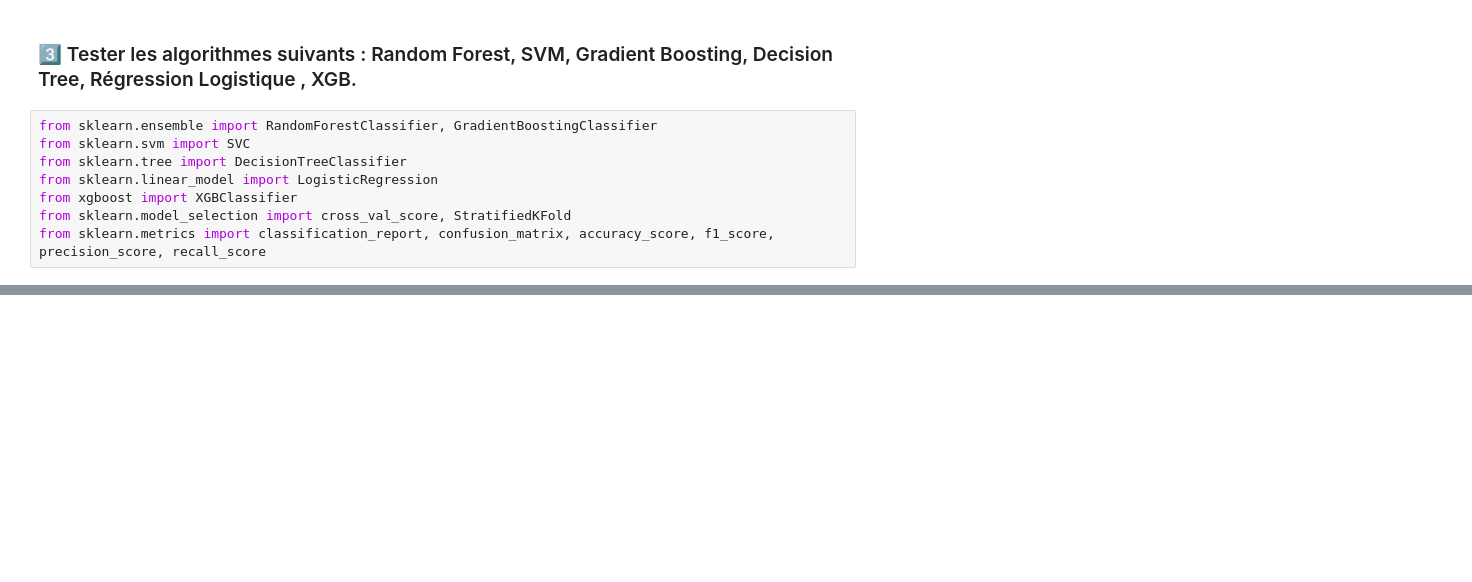
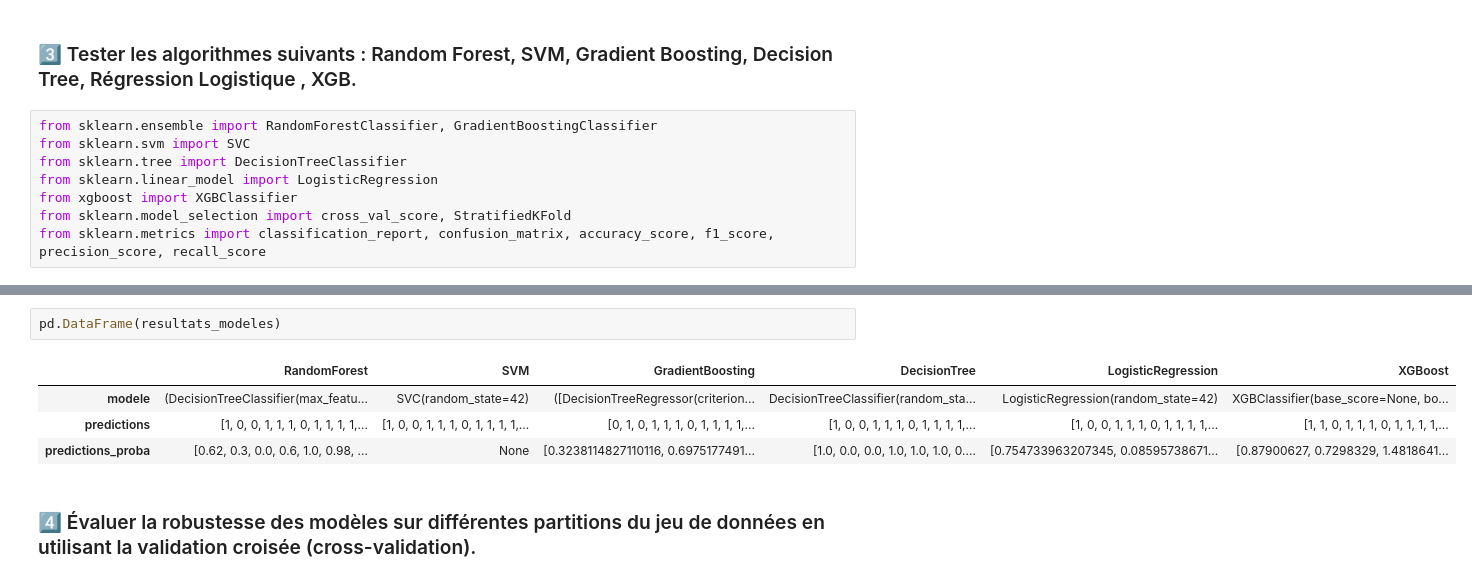
Before and after one commit to bouchramilo/Analysis_and_Prediction_of_the_Risk_of_Diabetes, a Jupyter notebook: Pretraitement.ipynb, the cells around one changed output, grey strips where cells are left out. Saved outputs shown, nothing was run; the diff lists cells and outputs as text; blank space fills up the shorter version.

Commit message:
APRD-21 Évaluer les modèles

```diff
--- a/Pretraitement.ipynb
+++ b/Pretraitement.ipynb
@@ -1177,0 +1221,9 @@ CV F1-Score: 0.9253 (+/- 0.0188)
+# %%
+pd.DataFrame(resultats_modeles)
+# %% [output]
+|  | RandomForest | SVM | GradientBoosting | DecisionTree | LogisticRegression | XGBoost |
+| modele | (DecisionTreeClassifier(max_featu... | SVC(random_state=42) | ([DecisionTreeRegressor(criterion... | DecisionTreeClassifier(random_sta... | LogisticRegression(random_state=42) | XGBClassifier(base_score=None, bo... |
+| predictions | [1, 0, 0, 1, 1, 1, 0, 1, 1, 1, 1,... | [1, 0, 0, 1, 1, 1, 0, 1, 1, 1, 1,... | [0, 1, 0, 1, 1, 1, 0, 1, 1, 1, 1,... | [1, 0, 0, 1, 1, 1, 0, 1, 1, 1, 1,... | [1, 0, 0, 1, 1, 1, 0, 1, 1, 1, 1,... | [1, 1, 0, 1, 1, 1, 0, 1, 1, 1, 1,... |
+| predictions_proba | [0.62, 0.3, 0.0, 0.6, 1.0, 0.98, ... | None | [0.3238114827110116, 0.6975177491... | [1.0, 0.0, 0.0, 1.0, 1.0, 1.0, 0.... | [0.754733963207345, 0.08595738671... | [0.87900627, 0.7298329, 1.4818641... |
+# %% [markdown]
+### 4️⃣ Évaluer la robustesse des modèles sur différentes partitions du jeu de données en utilisant la validation croisée (cross-validation).
```
Also changed, not shown: parts of 6 cells of this notebook.
